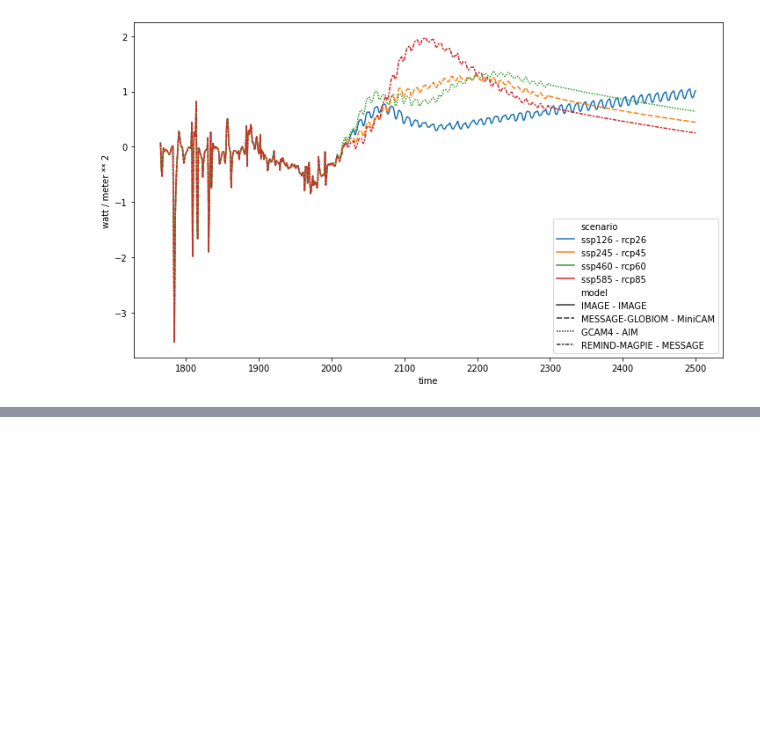
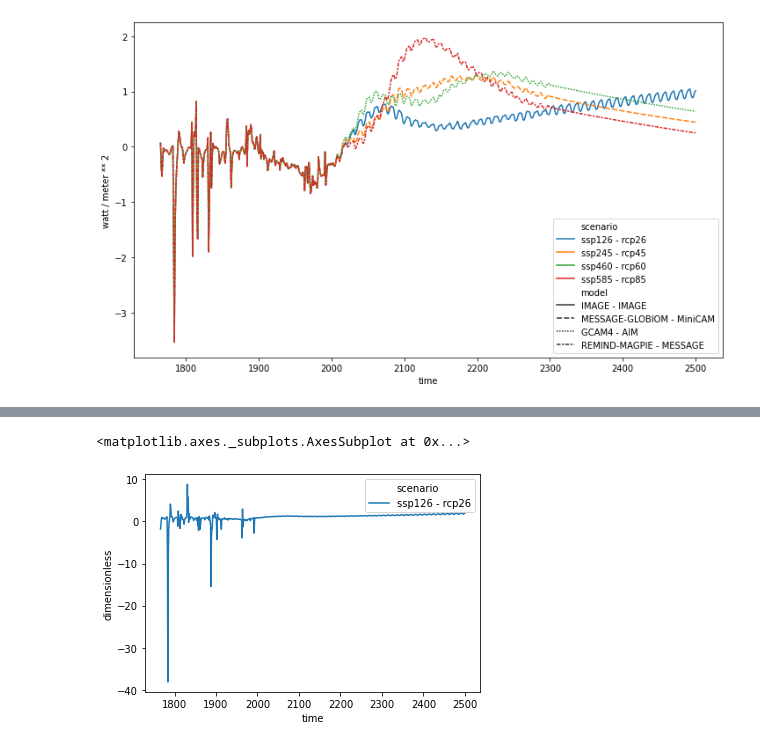
Before and after one commit to openscm/scmdata, a Jupyter notebook: notebooks/ops.ipynb, the cells around one changed output, grey strips where cells are left out. Saved outputs shown, nothing was run; the diff lists cells and outputs as text; code cells hidden in the pictures; blank space fills up the shorter version.

```diff
--- a/notebooks/ops.ipynb
+++ b/notebooks/ops.ipynb
@@ -193,0 +198,8 @@ ssp_rcp_diffs.lineplot(ax=ax, style="model")
+# %%
+ssp126_to_rcp26 = db_forcing.filter(
+    scenario="ssp126", variable="Effective Radiative Forcing"
+).divide(
+    db_forcing.filter(scenario="rcp26", variable="Radiative Forcing"),
+    op_cols={"scenario": "ssp126 - rcp26", "variable": "RF",},
+)
+ssp126_to_rcp26.head()
@@ -193,0 +211,6 @@ ssp_rcp_diffs.lineplot(ax=ax, style="model")
+# %%
+# NBVAL_IGNORE_OUTPUT
+ssp126_to_rcp26.lineplot()
+# %% [output]
+<matplotlib.axes._subplots.AxesSubplot at 0x...>
+[figure, added]
```
Also changed, not shown: parts of 4 cells of this notebook, 1 other file.
